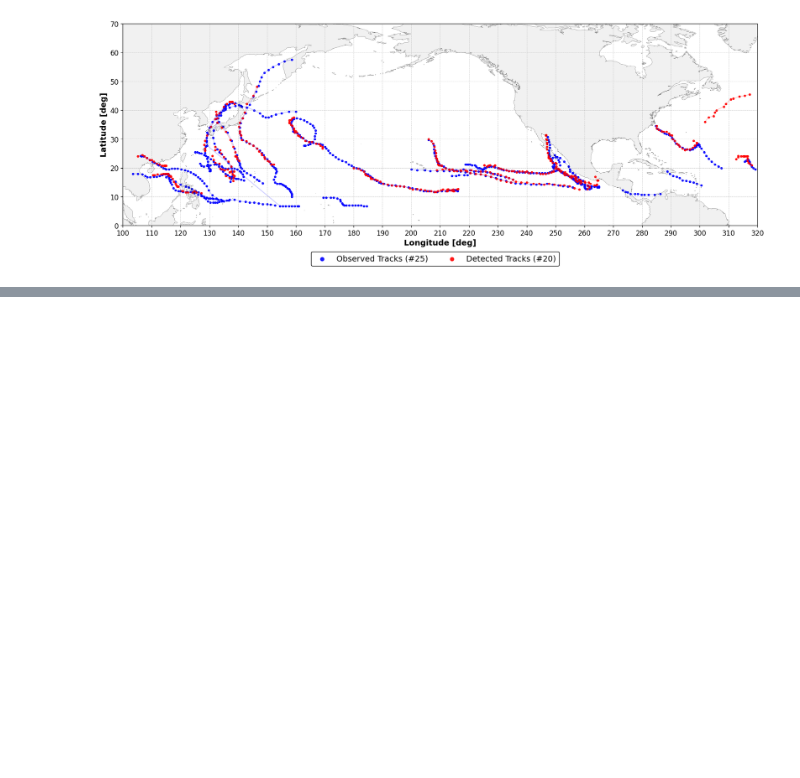
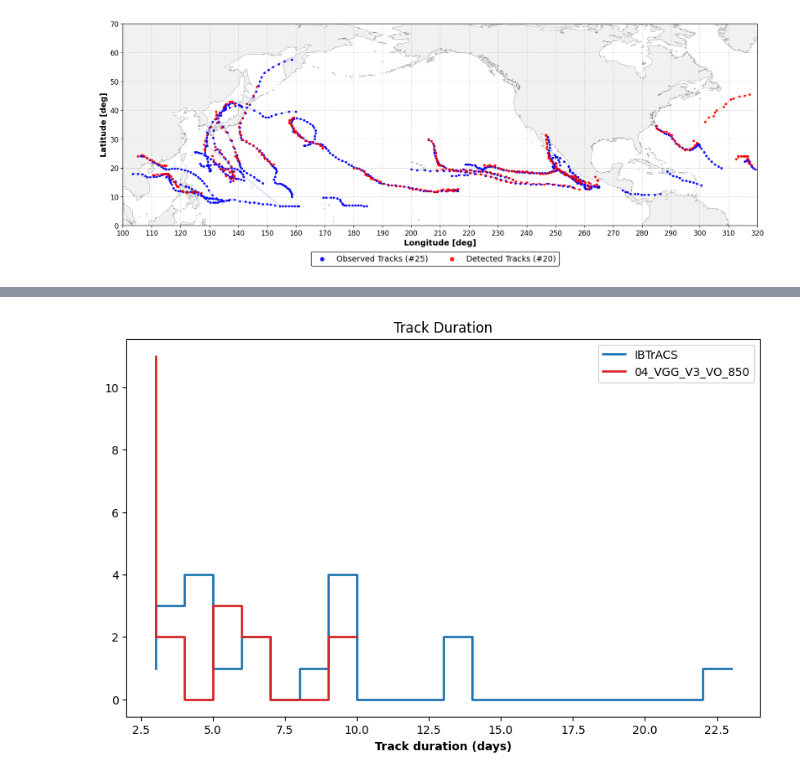
Before and after one commit to CMCC-Foundation/ml-tropical-cyclones-detection, a Jupyter notebook: notebook/inference_notebook.ipynb, the cells around one changed output, grey strips where cells are left out. Saved outputs shown, nothing was run; the diff lists cells and outputs as text; code cells hidden in the pictures; blank space fills up the shorter version.

```diff
--- a/notebook/inference_notebook.ipynb
+++ b/notebook/inference_notebook.ipynb
@@ -77,0 +85,4 @@ plot_tracks(det_tracks, obs_tracks, lat_range, lon_range)
+# %%
+plot_track_durations(selected_model, det_tracks, obs_tracks)
+# %% [output]
+[figure, added]
```
Also changed, not shown: parts of 5 cells of this notebook, 34 other files.
